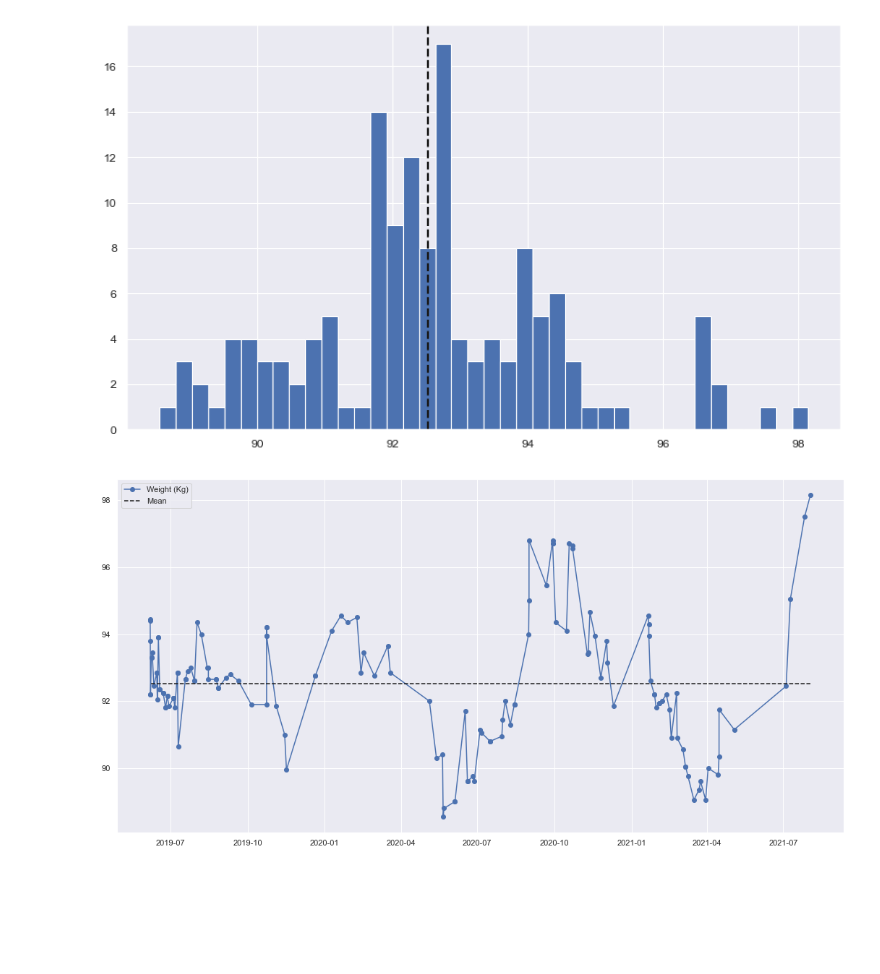
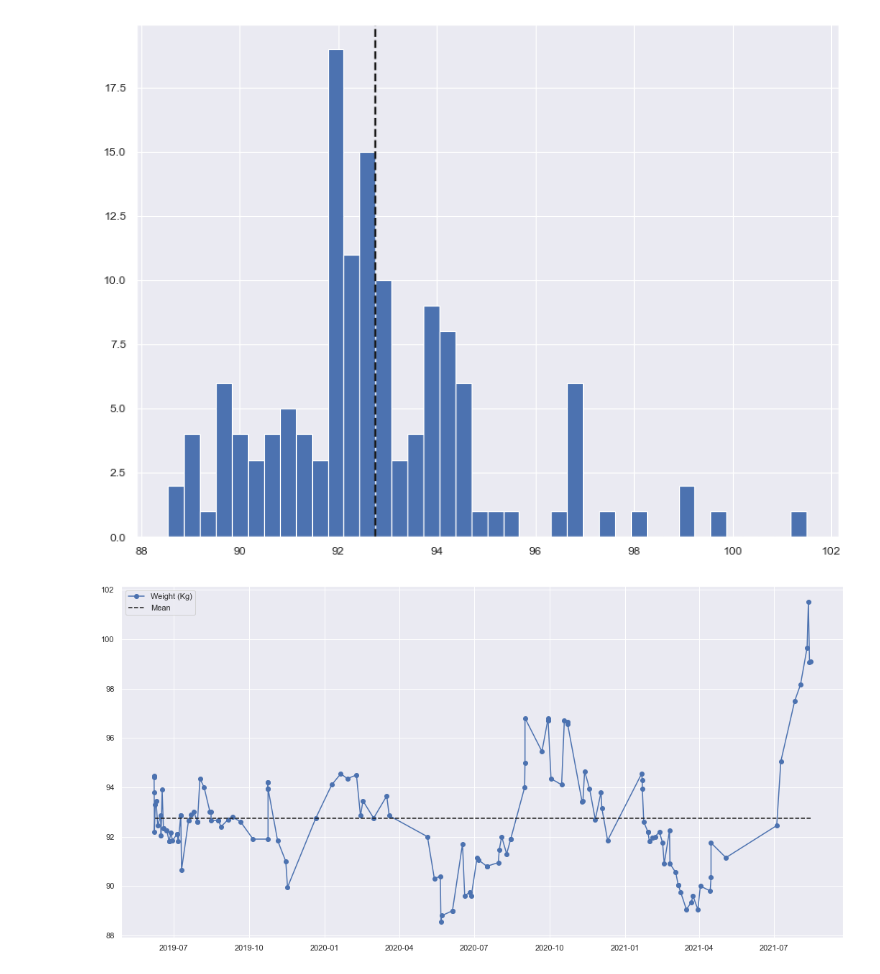
Before and after one commit to TengoX90/library_stack, a Jupyter notebook: my_waight.ipynb, the cells around one changed output. Drawn from its saved outputs; the diff is of its cells as text; code cells hidden in the pictures; blank space fills up the shorter version.

Commit message:
My weight data cleaned

```diff
--- a/my_waight.ipynb
+++ b/my_waight.ipynb
@@ -4,7 +4,7 @@ import numpy as np
 import matplotlib.pyplot as plt
 import seaborn as sns
 # %%
-my_weight = pd.read_csv('Jordan Иванов - Export Data 6-2-2019 _ 8-2-2021.csv')
+my_weight = pd.read_csv('Jordan Иванов - Export Data 6-6-2019 _ 8-14-2021.csv')
 my_weight
 # %% [output]
 |  | Time | Weight | BMI | Body Fat | Fat-Free Body Weight | Subcutaneous Fat | Visceral Fat | Body Water | ... |
@@ -60,0 +58,3 @@ memory usage: 6.8+ KB
+# %%
+my.drop_duplicates(keep='first', inplace=True)
+my
@@ -60,0 +75,4 @@ memory usage: 6.8+ KB
+# %%
+my.drop(my.index[1], inplace=True)
+my.reset_index(drop=True, inplace=True)
+my
@@ -61,2 +163,4 @@ memory usage: 6.8+ KB
+# %%
+my = my.loc[::-1].reset_index(drop=True)
 # %%
 my.to_excel('my_weight.xlsx', index=False)
@@ -63,23 +206,20 @@ my.to_excel('my_weight.xlsx', index=False)
 # %%
-sns.set()
 mean=np.mean(my.weight)
-fig, ax = plt.subplots(figsize=(12, 7), dpi=80)
+fig, ax = plt.subplots(figsize=(12, 9), dpi=80)
 plt.hist(my.weight, bins=40)
 plt.axvline(mean, color="k", linestyle="dashed", linewidth=2)
-
 plt.show()
 # %% [output]
-[figure, old version]
+[figure, new version]
 # %%
 mean = [np.mean(my.weight)]*len(my.time)
 fig, ax = plt.subplots(figsize=(18, 9))
 plt.plot(my.time, my.weight,  label='Weight (Kg)', marker='o')
 plt.plot(my.time, mean, label='Mean', linestyle='--', color='k')
 legend = ax.legend(loc='upper left')
-
 plt.show()
 # %% [output]
-[figure, old version]
+[figure, new version]
 # %%
 def plot_distribution(inp):
     sns.set()
```
Also changed, not shown: parts of 19 cells of this notebook.
